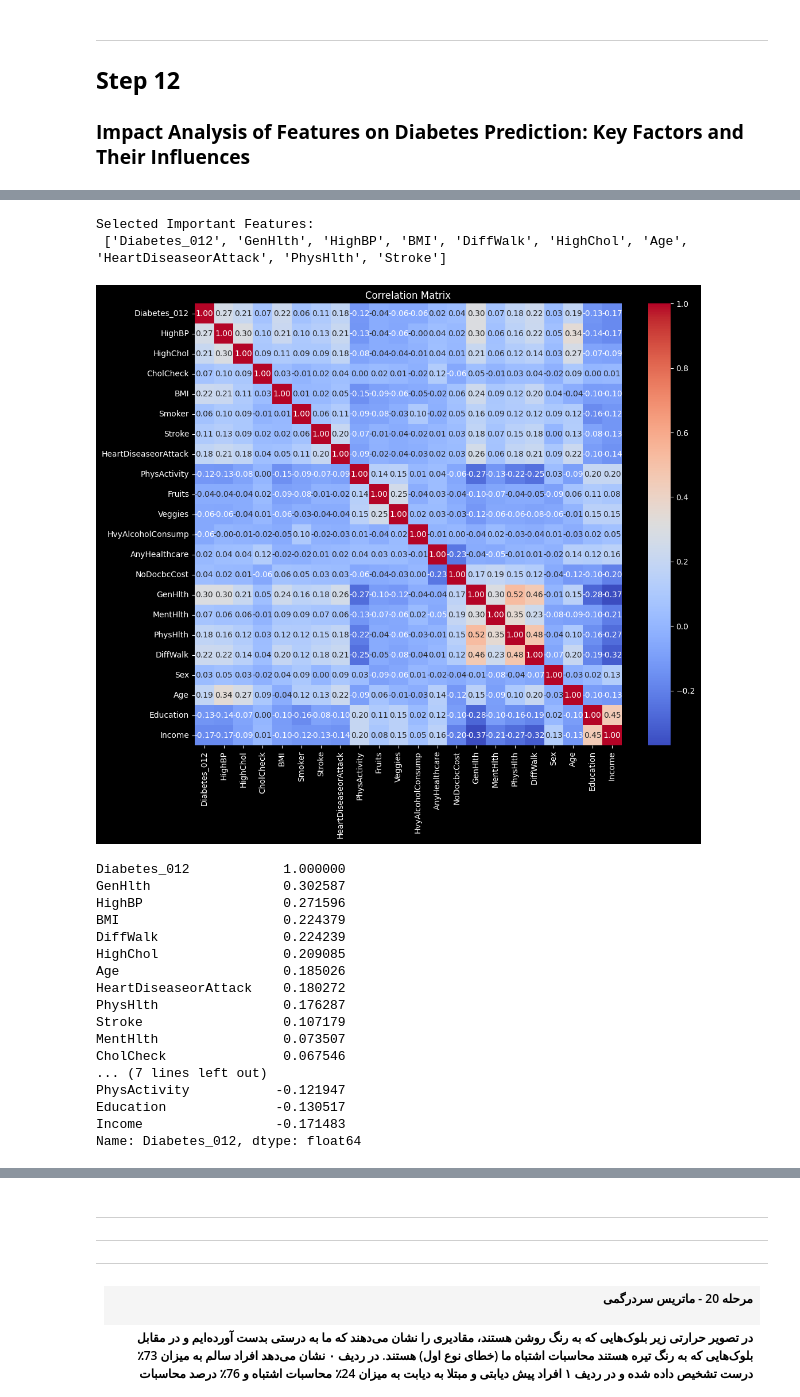
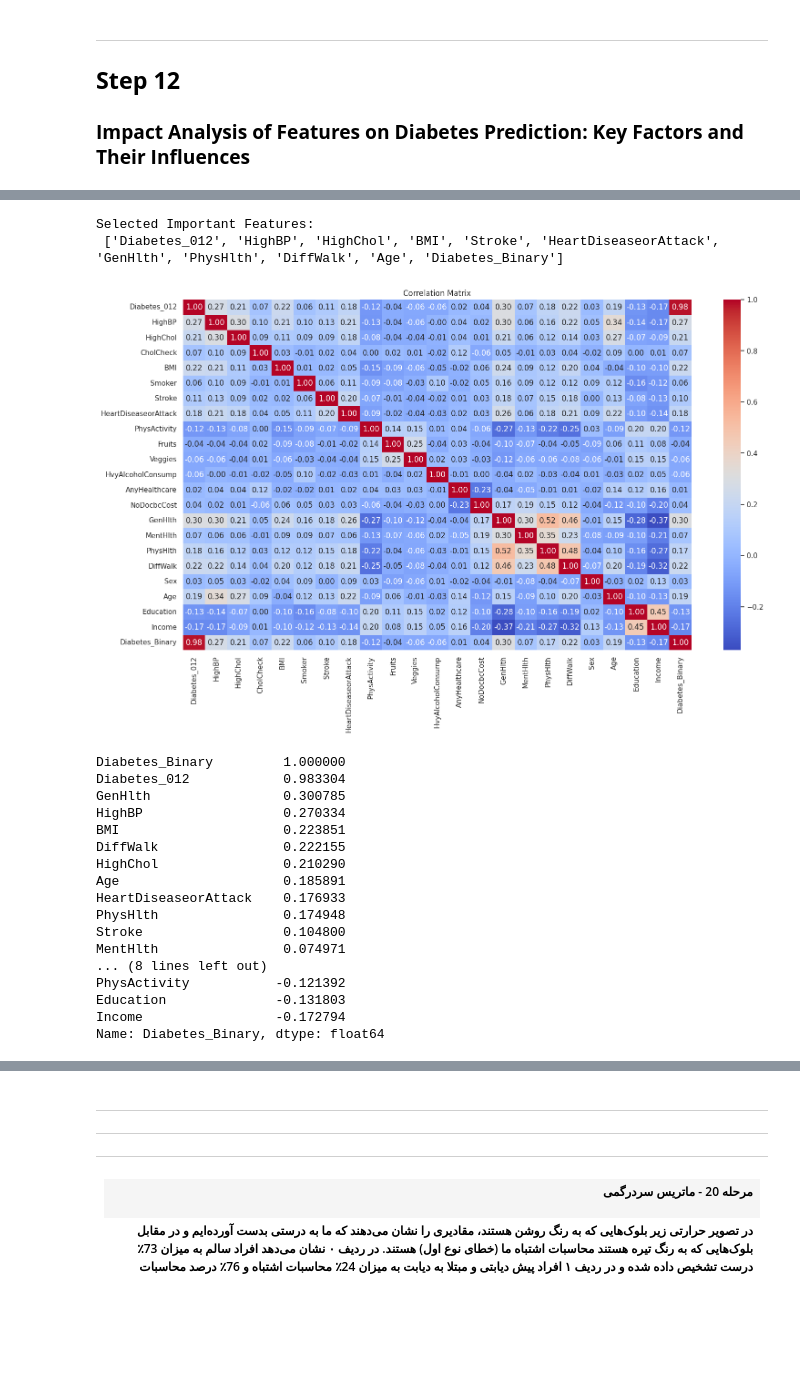
Before and after one commit to imsalione/Diabetes, a Jupyter notebook: diabetes.ipynb, the cells around one changed output, grey strips where cells are left out. Saved outputs shown, nothing was run; the diff lists cells and outputs as text; code cells hidden in the pictures; blank space fills up the shorter version.

```diff
--- a/diabetes.ipynb
+++ b/diabetes.ipynb
@@ -551,6 +551,6 @@ weighted avg       0.97      0.94      0.95     50736
 # %%
 # Select features with a correlation higher than a threshold value (e.g., 0.1)
-important_features = target_correlation[target_correlation > 0.1].index.tolist()
+important_features = correlation_with_target[correlation_with_target > 0.1].index.tolist()
 
 # Create a new DataFrame with the important features
 df_important = df[important_features]
@@ -558,42 +558,43 @@ df_important = df[important_features]
 print("Selected Important Features:\n", important_features)
 # %% [output]
 Selected Important Features:
- ['Diabetes_012', 'GenHlth', 'HighBP', 'BMI', 'DiffWalk', 'HighChol', 'Age', 'HeartDiseaseorAttack', 'PhysHlth', 'Stroke']
+ ['Diabetes_012', 'HighBP', 'HighChol', 'BMI', 'Stroke', 'HeartDiseaseorAttack', 'GenHlth', 'PhysHlth', 'DiffWalk', 'Age', 'Diabetes_Binary']
 # %%
 import seaborn as sns
 import matplotlib.pyplot as plt
 
 # Calculate the correlation matrix
 correlation_matrix = df.corr()
 
 # Plot a heatmap to show the correlation between features
-plt.figure(figsize=(12, 10))
+plt.figure(figsize=(18, 10))
 sns.heatmap(correlation_matrix, annot=True, fmt='.2f', cmap='coolwarm')
 plt.title('Correlation Matrix')
 plt.show()
 
 # Display the correlation of features with the target variable
-target_correlation = correlation_matrix['Diabetes_012'].sort_values(ascending=False)
-target_correlation
+target_correlation = correlation_matrix['Diabetes_Binary'].sort_values(ascending=False)
+
+print(target_correlation)
 # %% [output]
-[figure, old version]
+[figure, new version]
-Diabetes_012            1.000000
-GenHlth                 0.302587
-HighBP                  0.271596
-BMI                     0.224379
-DiffWalk                0.224239
-HighChol                0.209085
-Age                     0.185026
-HeartDiseaseorAttack    0.180272
-PhysHlth                0.176287
-Stroke                  0.107179
-MentHlth                0.073507
-CholCheck               0.067546
-... (7 lines left out)
-PhysActivity           -0.121947
-Education              -0.130517
-Income                 -0.171483
-Name: Diabetes_012, dtype: float64
+Diabetes_Binary         1.000000
+Diabetes_012            0.983304
+GenHlth                 0.300785
+HighBP                  0.270334
+BMI                     0.223851
+DiffWalk                0.222155
+HighChol                0.210290
+Age                     0.185891
+HeartDiseaseorAttack    0.176933
+PhysHlth                0.174948
+Stroke                  0.104800
+MentHlth                0.074971
+... (8 lines left out)
+PhysActivity           -0.121392
+Education              -0.131803
+Income                 -0.172794
+Name: Diabetes_Binary, dtype: float64
 # %%
 from sklearn.multiclass import OneVsRestClassifier
 from sklearn.linear_model import LogisticRegression
```
Also changed, not shown: parts of 35 cells of this notebook.
